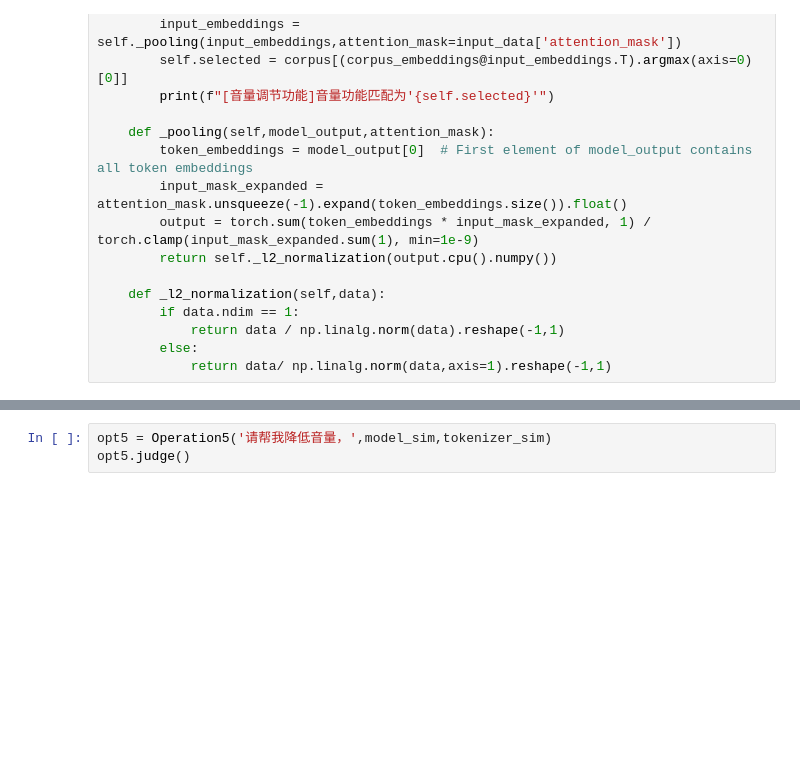
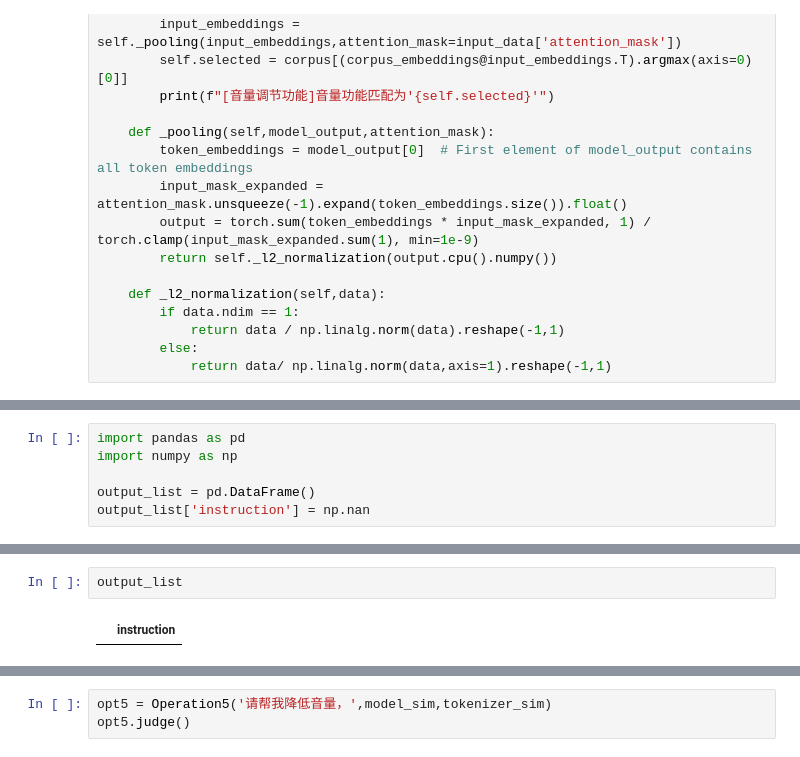
Before and after one commit to Southpika/LenoMate, a Jupyter notebook: test_file/Untitled-1.ipynb, the cells around one changed output, grey strips where cells are left out. Saved outputs shown, nothing was run; the diff lists cells and outputs as text; blank space fills up the shorter version.

```diff
--- a/test_file/Untitled-1.ipynb
+++ b/test_file/Untitled-1.ipynb
@@ -1250,0 +2322,6 @@ class Operation5():
+# %%
+import pandas as pd
+import numpy as np
+
+output_list = pd.DataFrame()
+output_list['instruction'] = np.nan
@@ -1250,0 +2338,4 @@ class Operation5():
+# %%
+output_list
+# %% [output]
+|  | instruction |
```
Also changed, not shown: parts of 18 cells of this notebook, 5 other files.
